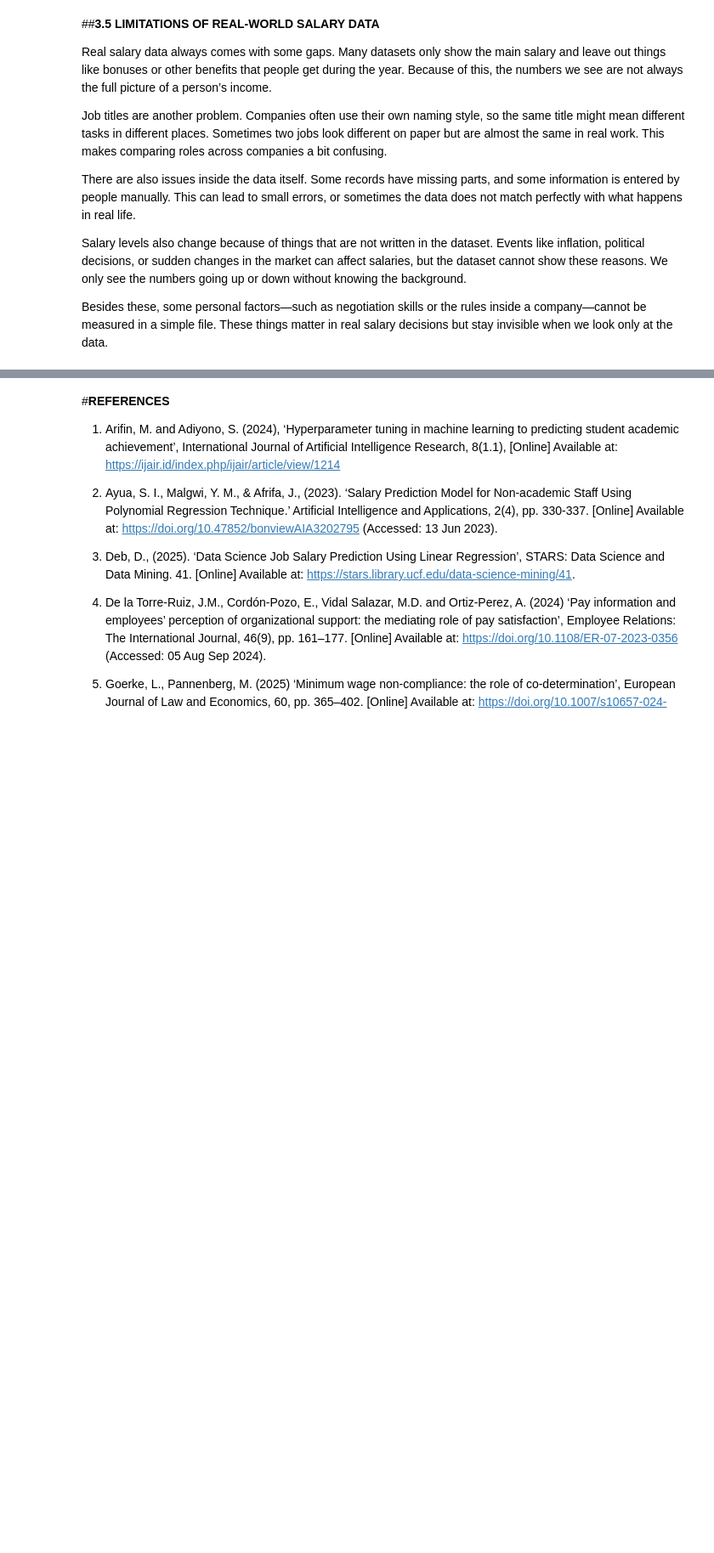
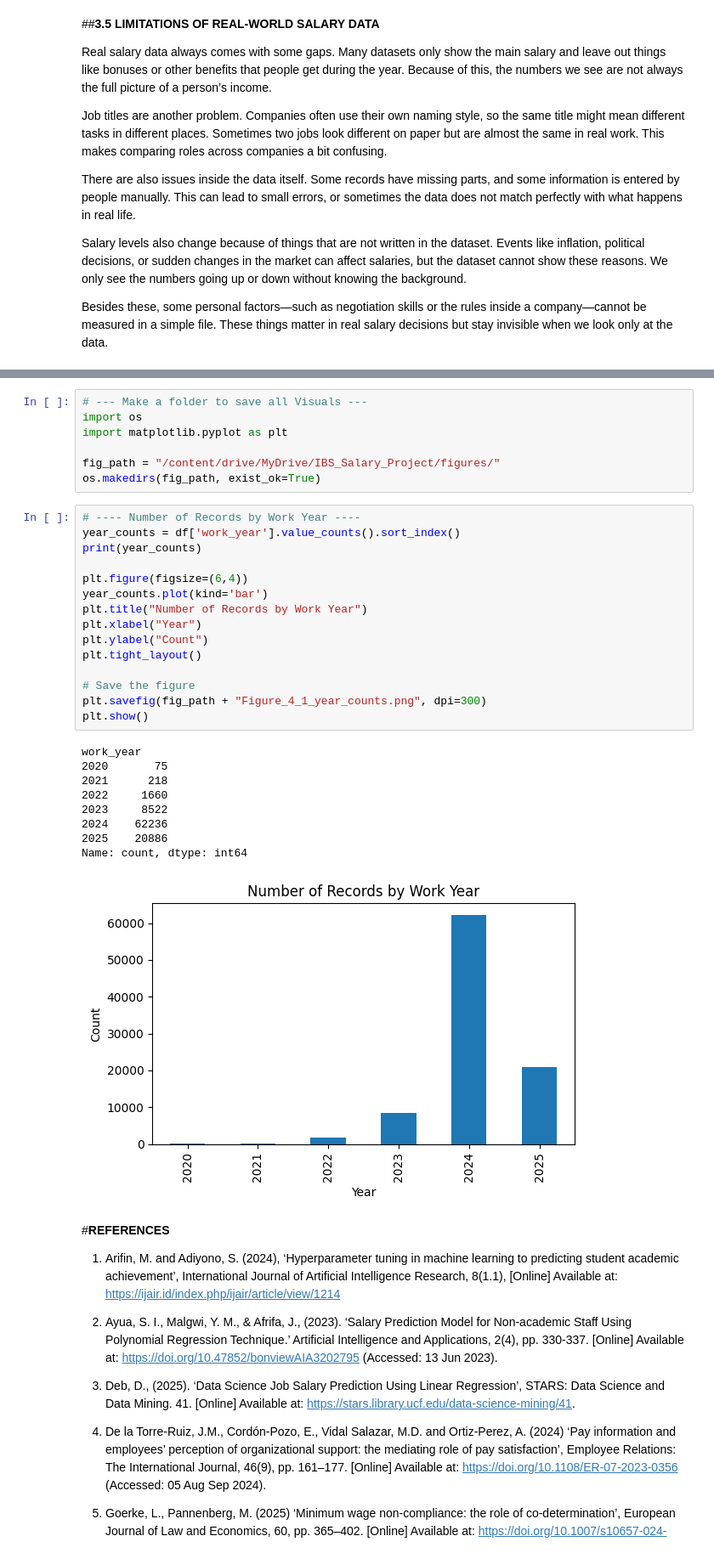
Before and after one commit to behrad-mohammadi/salary-prediction-data-jobs, a Jupyter notebook: Notebook/salary_analysis_main.ipynb, the cells around one changed output, grey strips where cells are left out. Shown: that part at 85% size. Cells and saved outputs as stored; diff of their text form; blank space fills up the shorter version.

```diff
--- a/Notebook/salary_analysis_main.ipynb
+++ b/Notebook/salary_analysis_main.ipynb
@@ -255,3 +480,35 @@ df.head()
+# %%
+# --- Make a folder to save all Visuals ---
+import os
+import matplotlib.pyplot as plt
+
+fig_path = "/content/drive/MyDrive/IBS_Salary_Project/figures/"
+os.makedirs(fig_path, exist_ok=True)
+# %%
+# ---- Number of Records by Work Year ----
+year_counts = df['work_year'].value_counts().sort_index()
+print(year_counts)
+
+plt.figure(figsize=(6,4))
+year_counts.plot(kind='bar')
+plt.title("Number of Records by Work Year")
+plt.xlabel("Year")
+plt.ylabel("Count")
+plt.tight_layout()
+
+# Save the figure
+plt.savefig(fig_path + "Figure_4_1_year_counts.png", dpi=300)
+plt.show()
+# %% [output]
+work_year
+2020       75
+2021      218
+2022     1660
+2023     8522
+2024    62236
+2025    20886
+Name: count, dtype: int64
+[figure, added]
 # %% [markdown]
 #**REFERENCES**
 
```
Also changed, not shown: parts of 23 cells of this notebook.
